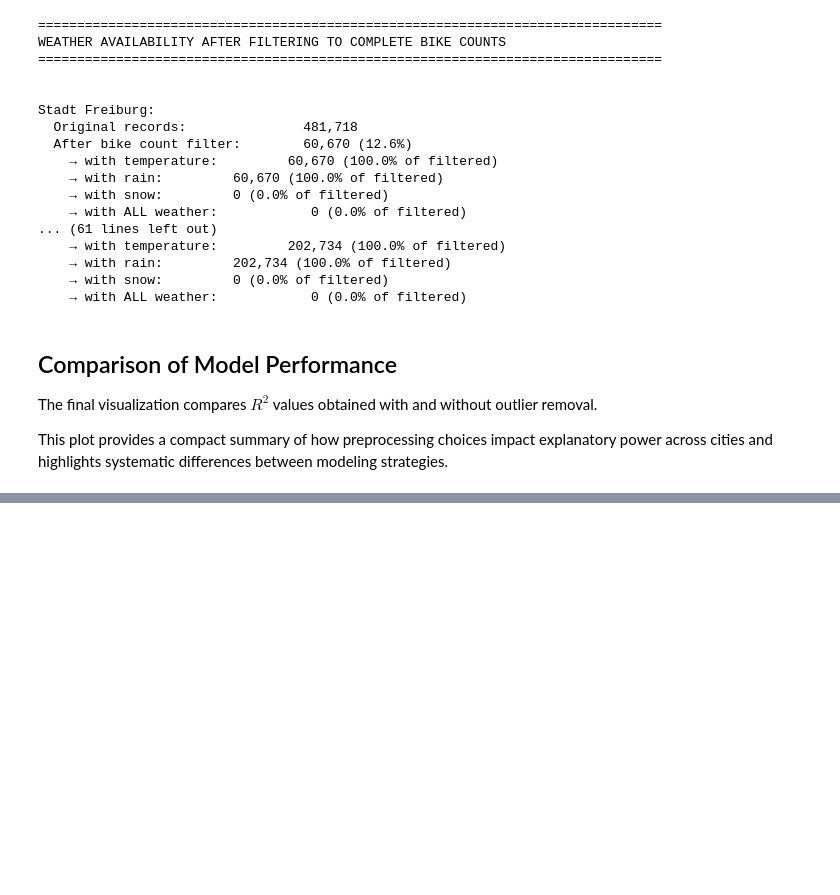
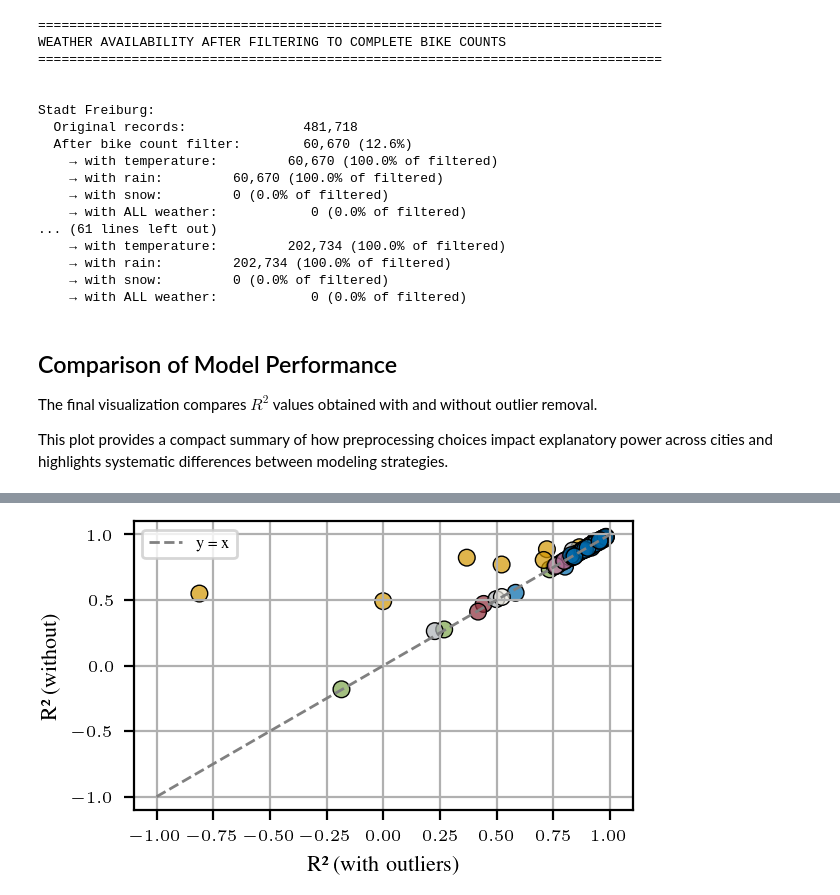
Before and after one commit to cleesee/fahrradzaehler, a Jupyter notebook: notebooks/all_cities_regression.ipynb, the cells around one changed output, grey strips where cells are left out. Cells and saved outputs as stored; diff of their text form; code cells hidden in the pictures; blank space fills up the shorter version.

```diff
--- a/notebooks/all_cities_regression.ipynb
+++ b/notebooks/all_cities_regression.ipynb
@@ -939,0 +984,89 @@ Points below the diagonal (y < x): Outlier removal degraded R²
+# %%
+################################################
+# INDIVIDUAL PLOTS: R² and MAPE               #
+################################################
+
+# Control whether to use different colors for different cities
+use_colour = True
+
+if len(all_results) > 0:
+    df_all_results = pd.DataFrame(all_results)
+
+    # Create color mapping for cities
+    if use_colour:
+        cities = df_all_results['city'].unique()
+        city_colors = {city: f'C{i}' for i, city in enumerate(cities)}
+        colors = df_all_results['city'].map(city_colors)
+    else:
+        colors = 'C0'  # Single default color
+
+
+    # ===== PLOT 1: R² comparison =====
+    with plt.rc_context(get_style(rel_width=1.0, font_adjustment=0, display_dpi=200)):
+        fig, ax = plt.subplots()
+
+        ax.scatter(df_all_results['test_r2_with'],
+                   df_all_results['test_r2_without'],
+                   c=colors, edgecolors='black', linewidth=0.5)
+
+        # Diagonal line y = x
+        min_val = min(df_all_results['test_r2_with'].min(), df_all_results['test_r2_without'].min())
+        max_val = max(df_all_results['test_r2_with'].max(), df_all_results['test_r2_without'].max())
+        ax.plot([-1, 1], [-1, 1],
+                'k--', color='gray', linewidth=1, label='y = x')
+
+        # Labels and formatting
+        ax.set_xlabel('R² (with outliers)')
+        ax.set_ylabel('R² (without)')
+        ax.legend()
+        ax.grid(True)
+
+        plt.tight_layout()
+
+        # Save figure
+        out_path = os.path.join("../outputs/plots", f"r2_comparison_colour_{use_colour}.pdf")
+        os.makedirs(os.path.dirname(out_path), exist_ok=True)
+        plt.savefig(out_path, dpi=300)
+        plt.show()
+
+        print(f"R² comparison plot saved to: {out_path}")
+
+
+    # ===== PLOT 2: MAPE vs R² (without outliers only) =====
+    with plt.rc_context(get_style(rel_width=1.0, font_adjustment=0, display_dpi=200)):
+        fig, ax = plt.subplots()
+
+        ax.scatter(df_all_results['test_r2_without'],
+                   df_all_results['mape_without'],
+                   c=colors, edgecolors='black', linewidth=0.5)
+
+        # Labels and formatting
+        ax.set_xlabel('R² (without outliers)')
+        ax.set_ylabel('MAPE (\%)')
+        ax.grid(True)
+
+        plt.tight_layout()
+
+        # Save figure
+        out_path = os.path.join("../outputs/plots", f"mape_vs_r2_colour_{use_colour}.pdf")
+        os.makedirs(os.path.dirname(out_path), exist_ok=True)
+        plt.savefig(out_path, dpi=300)
+        plt.show()
+
+        print(f"MAPE vs R² plot saved to: {out_path}")
+
+
+    # Print city info with colors for reference (only if using colors)
+    if use_colour:
+        color_names = ['tue_blue', 'tue_red', 'tue_green', 'tue_orange',
+                       'tue_brown', 'tue_gray', 'tue_lightgold', 'tue_violet']
+
+        print(f"\nCity colors (Tübingen palette):")
+        for i, city in enumerate(cities):
+            color_name = color_names[i] if i < len(color_names) else f'C{i}'
+            n = len(df_all_results[df_all_results['city'] == city])
+            print(f"  {color_name:15} - {city} ({n} stations)")
+else:
+    print("No results available for plotting.")
+# %% [output]
+[figure, added]
```
Also changed, not shown: parts of 4 cells of this notebook.
